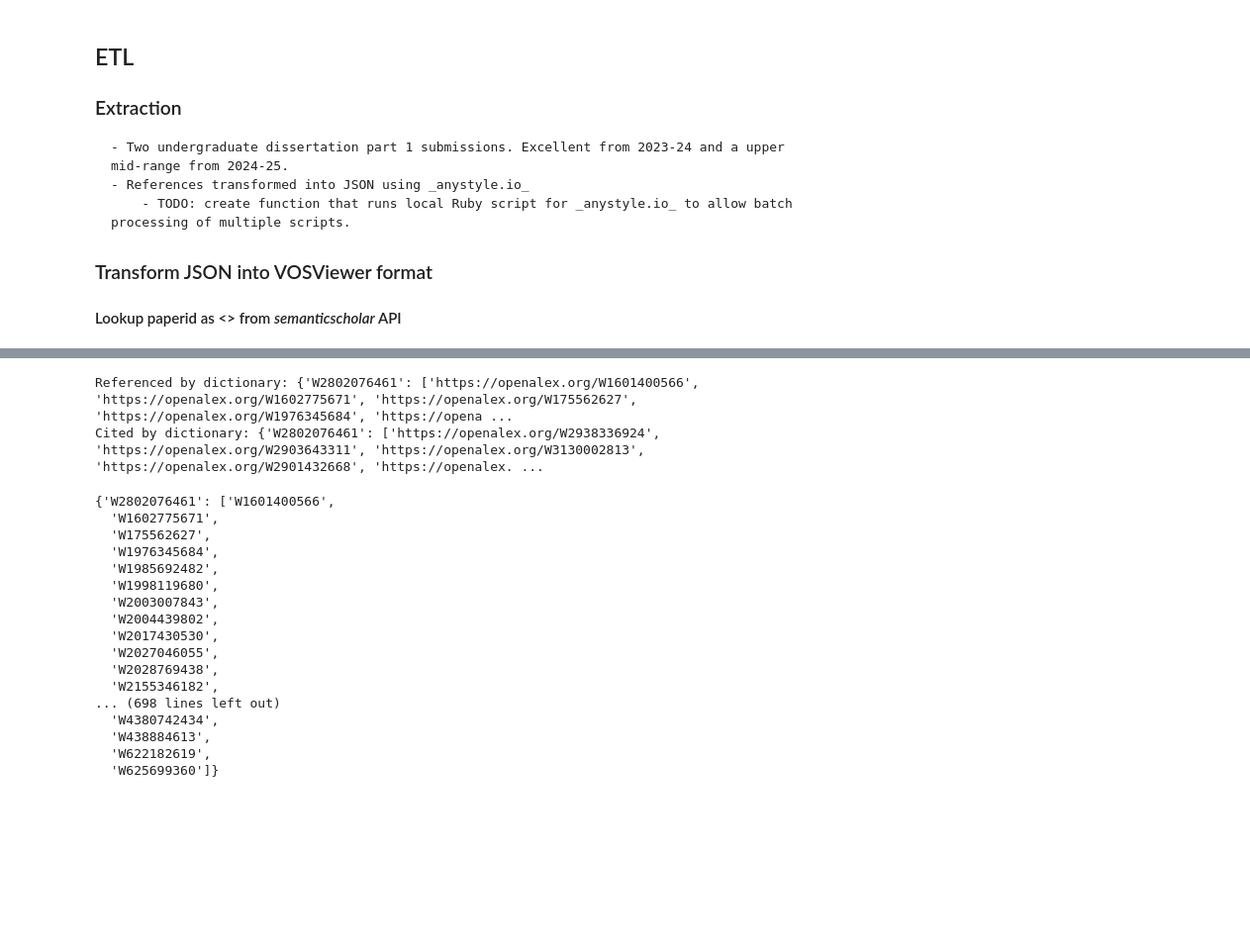
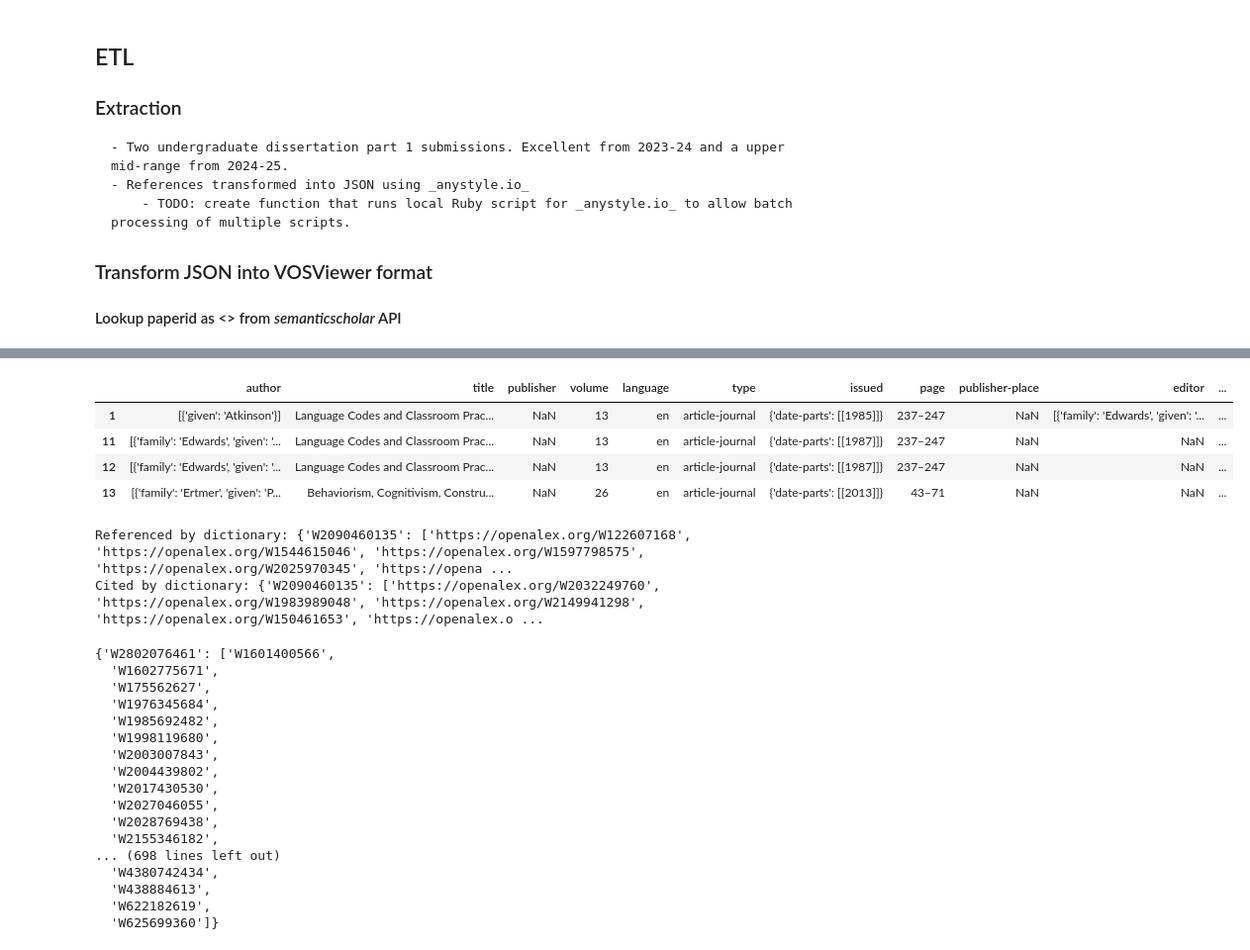
Before and after one commit to darrengarside/DAML_FinalProject, a Jupyter notebook: DAML_finalProject_v1.ipynb, the cells around one changed output, grey strips where cells are left out. Shown at 99% size. Drawn from its saved outputs; the diff is of its cells as text; code cells hidden in the pictures; blank space fills up the shorter version.

```diff
--- a/DAML_finalProject_v1.ipynb
+++ b/DAML_finalProject_v1.ipynb
@@ -139,6 +154,14 @@ See the caveats in the documentation: https://pandas.pydata.org/pandas-docs/stab
 | 70 | [{'family': 'Pompper', 'given': '... | The More Things Change? Social Id... | Available at: | en | article-journal | {'date-parts': [[2020]]} | https://doi.org/10.1111/jpcu.12959 | NaN | Journal of Popular Culture | 53.0 | ... |
 | 79 | NaN | NaN | Available at: | en | None | NaN | https://doi.org/10.1007/s10583-02... | NaN | NaN | NaN | ... |
 | 89 | NaN | NaN | Available at: | en | None | NaN | https://doi.org/10.1080/00377996.... | NaN | NaN | NaN | ... |
+# %%
+test_df.head(100)
+# %% [output]
+|  | author | title | publisher | volume | language | type | issued | page | publisher-place | editor | ... |
+| 1 | [{'given': 'Atkinson'}] | Language Codes and Classroom Prac... | NaN | 13 | en | article-journal | {'date-parts': [[1985]]} | 237–247 | NaN | [{'family': 'Edwards', 'given': '... | ... |
+| 11 | [{'family': 'Edwards', 'given': '... | Language Codes and Classroom Prac... | NaN | 13 | en | article-journal | {'date-parts': [[1987]]} | 237–247 | NaN | NaN | ... |
+| 12 | [{'family': 'Edwards', 'given': '... | Language Codes and Classroom Prac... | NaN | 13 | en | article-journal | {'date-parts': [[1987]]} | 237–247 | NaN | NaN | ... |
+| 13 | [{'family': 'Ertmer', 'given': 'P... | Behaviorism, Cognitivism, Constru... | NaN | 26 | en | article-journal | {'date-parts': [[2013]]} | 43–71 | NaN | NaN | ... |
 # %%
 import pandas as pd
 import json
@@ -151,6 +174,8 @@ from pyalex import Works
 # Initialize dictionaries to store OpenAlex IDs and their referenced_by and cited_by IDs
 referenced_by_dict = {}
 cited_by_dict = {}
+test_referenced_by_dict = {}
+test_cited_by_dict = {}
 
 # Iterate over each OpenAlex ID in the DataFrame
 for openalex_id in maddie_df['id']:
@@ -170,12 +195,30 @@ for openalex_id in maddie_df['id']:
             if 'results' in cited_by_work:
                 cited_by_dict[openalex_id] = [cited['id'] for cited in cited_by_work['results']]
 
+# Iterate over each OpenAlex ID in the DataFrame
+for openalex_id in test_df['id']:
+    # Lookup information on openalex.org using pyalex library
+    work = Works(openalex_id).get()
+
+    # Extract 'referenced_works' OpenAlex IDs
+    if 'referenced_works' in work:
+        test_referenced_by_dict[openalex_id] = work['referenced_works']
+
+    # Extract 'cited_by_api_url' OpenAlex IDs
+    if 'cited_by_api_url' in work:
+        cited_by_api_url = work['cited_by_api_url']
+        response = requests.get(cited_by_api_url)
+        if response.status_code == 200:
+            cited_by_work = response.json()
+            if 'results' in cited_by_work:
+                test_cited_by_dict[openalex_id] = [cited['id'] for cited in cited_by_work['results']]
+
 # Print the dictionaries of OpenAlex IDs and their referenced_by and cited_by IDs
-print("Referenced by dictionary:", referenced_by_dict)
-print("Cited by dictionary:", cited_by_dict)
+print("Referenced by dictionary:", test_referenced_by_dict)
+print("Cited by dictionary:", test_cited_by_dict)
 # %% [output]
-Referenced by dictionary: {'W2802076461': ['https://openalex.org/W1601400566', 'https://openalex.org/W1602775671', 'https://openalex.org/W175562627', 'https://openalex.org/W1976345684', 'https://opena ...
-Cited by dictionary: {'W2802076461': ['https://openalex.org/W2938336924', 'https://openalex.org/W2903643311', 'https://openalex.org/W3130002813', 'https://openalex.org/W2901432668', 'https://openalex. ...
+Referenced by dictionary: {'W2090460135': ['https://openalex.org/W122607168', 'https://openalex.org/W1544615046', 'https://openalex.org/W1597798575', 'https://openalex.org/W2025970345', 'https://opena ...
+Cited by dictionary: {'W2090460135': ['https://openalex.org/W2032249760', 'https://openalex.org/W1983989048', 'https://openalex.org/W2149941298', 'https://openalex.org/W150461653', 'https://openalex.o ...
 # %%
 #remove the 'https://openalex.org/' from the dictionary values
 referenced_by_dict = {key: [x.split('/')[-1] for x in value] for key, value in referenced_by_dict.items()}
```
Also changed, not shown: parts of 10 cells of this notebook.
